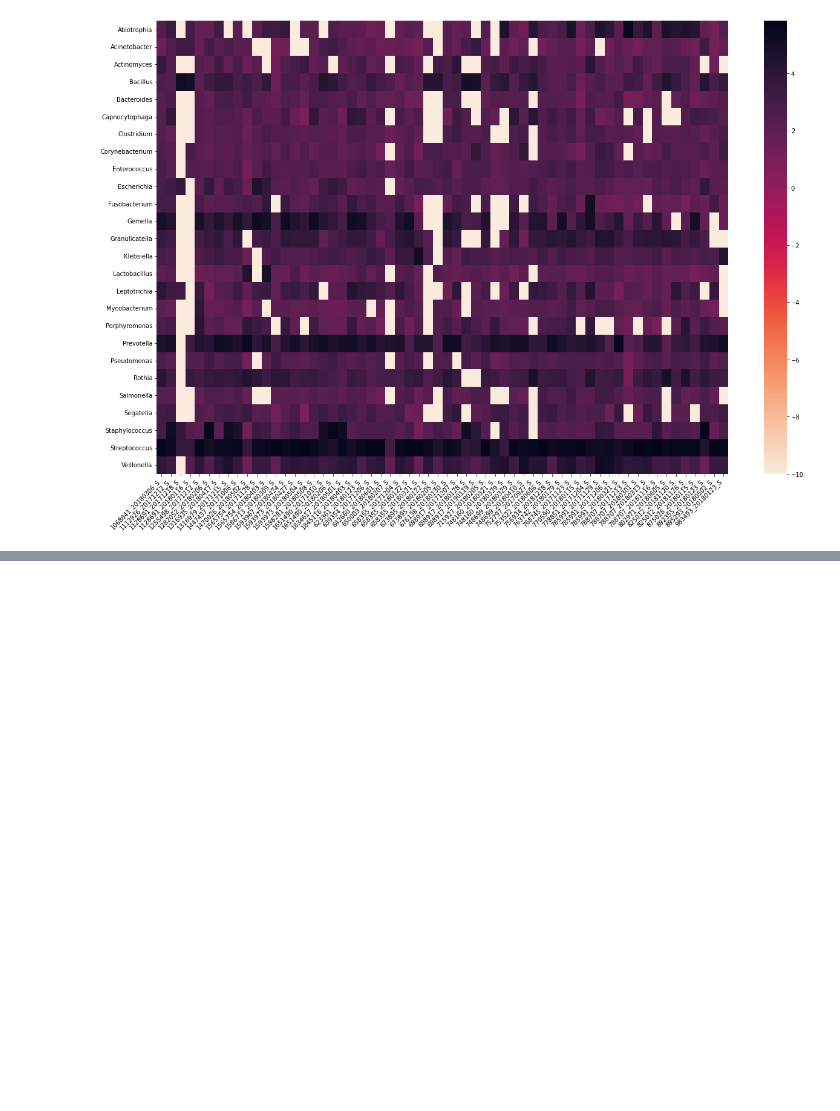
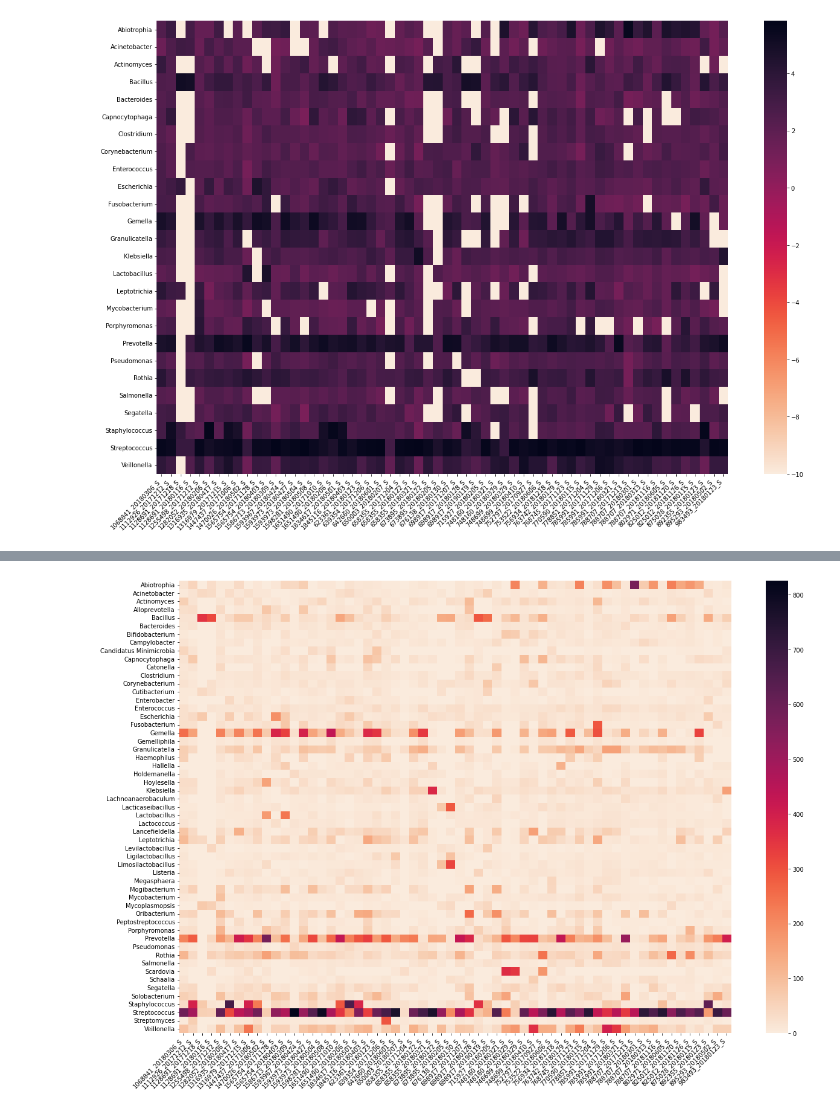
Before and after one commit to linsalrob/CF_2024, a Jupyter notebook: Jupyter/Minion_Taxonomy.ipynb, the cells around one changed output, grey strips where cells are left out. Saved outputs shown, nothing was run; the diff lists cells and outputs as text; code cells hidden in the pictures; blank space fills up the shorter version.

```diff
--- a/Jupyter/Minion_Taxonomy.ipynb
+++ b/Jupyter/Minion_Taxonomy.ipynb
@@ -77,0 +87,18 @@ plt.savefig('minion_taxonomy_heatmap.png')
+# %%
+sqrt_genus = sqrt_genus[sqrt_genus['row sum'] > 500]
+sqrt_genus.index = sqrt_genus.index.str.replace('g__', '').str.split(';').str[-1]
+
+# sort by the index
+sqrt_genus = sqrt_genus.sort_index()
+# sort by the column labels
+sqrt_genus = sqrt_genus.sort_index(axis=1)
+# %%
+fig, ax = plt.subplots(figsize=(18, 12))
+g = sns.heatmap(data=sqrt_genus.iloc[:, :-1], ax=ax, cmap="rocket_r")
+g.set_xlabel("")
+g.set_ylabel("")
+plt.xticks(rotation=45, ha='right')
+plt.tight_layout()
+plt.savefig('minion_taxonomy_heatmap.png')
+# %% [output]
+[figure, added]
```
Also changed, not shown: parts of 1 cell of this notebook, 6 other files.
